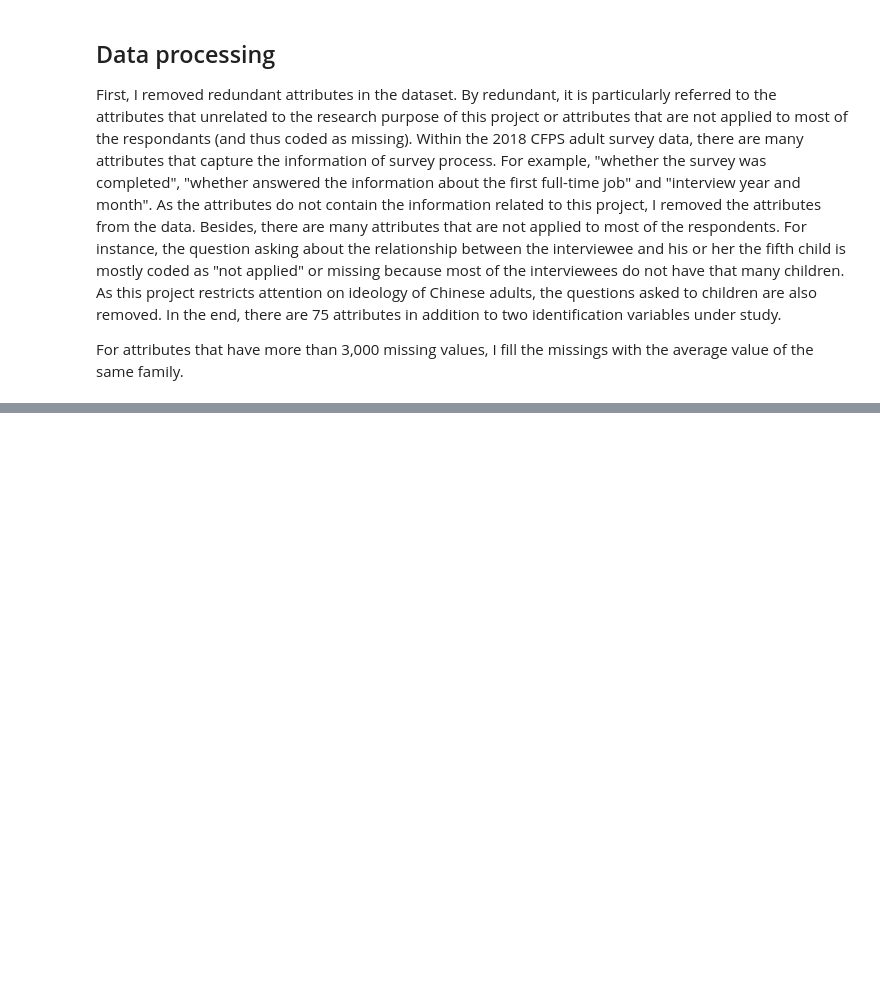
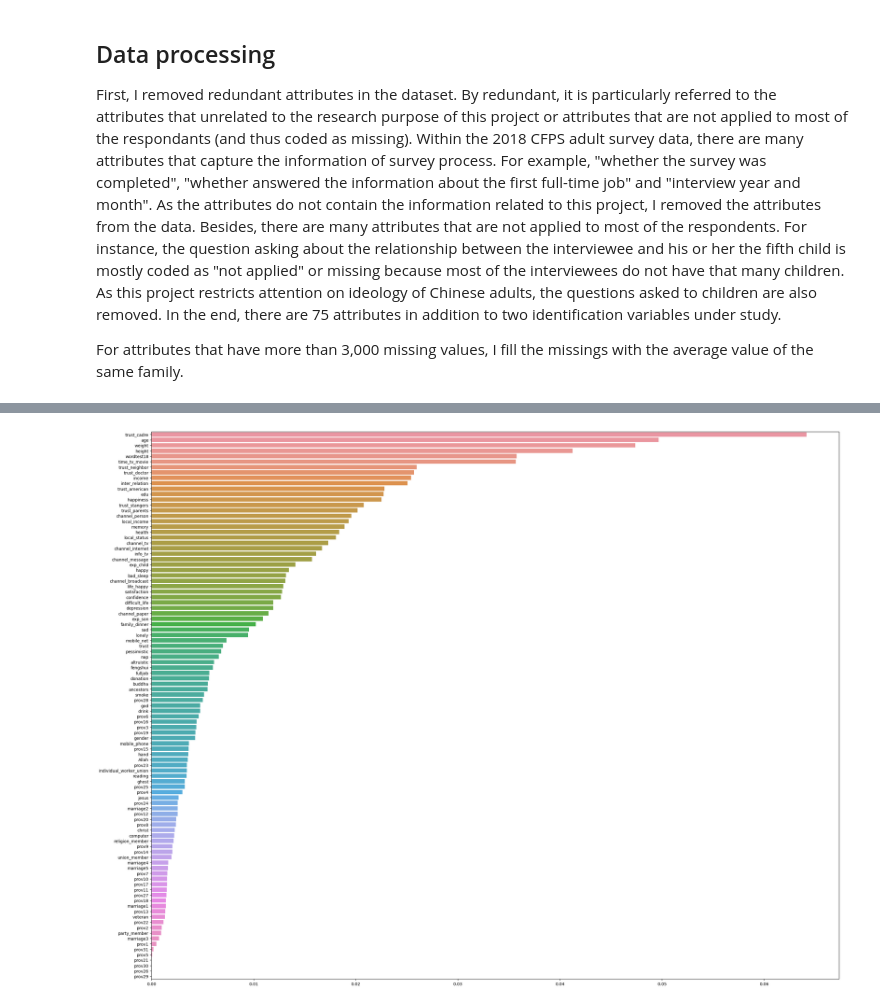
Before and after one commit to WeihongQ/Data-Mining, a Jupyter notebook: ideology_predict/final_project.ipynb, the cells around one changed output, grey strips where cells are left out. Saved outputs shown, nothing was run; the diff lists cells and outputs as text; code cells hidden in the pictures; blank space fills up the shorter version.

```diff
--- a/ideology_predict/final_project.ipynb
+++ b/ideology_predict/final_project.ipynb
@@ -15,0 +151,10 @@ cfps = pd.read_csv('cfps_processed.csv')
+# %%
+rf_poli = RandomForestRegressor(n_estimators = 100, random_state = 0)
+rf_poli.fit(x2, y2)
+#rf.feature_importances_
+feature_scores2 = pd.Series(rf_poli.feature_importances_, index=x2.columns).sort_values(ascending=False)
+f2, ax2 = plt.subplots(figsize=(30, 24))
+ax2 = sns.barplot(x=feature_scores2, y=feature_scores2.index)
+plt.show()
+# %% [output]
+[figure, added]
```
Also changed, not shown: parts of 8 cells of this notebook, 15 other files.
